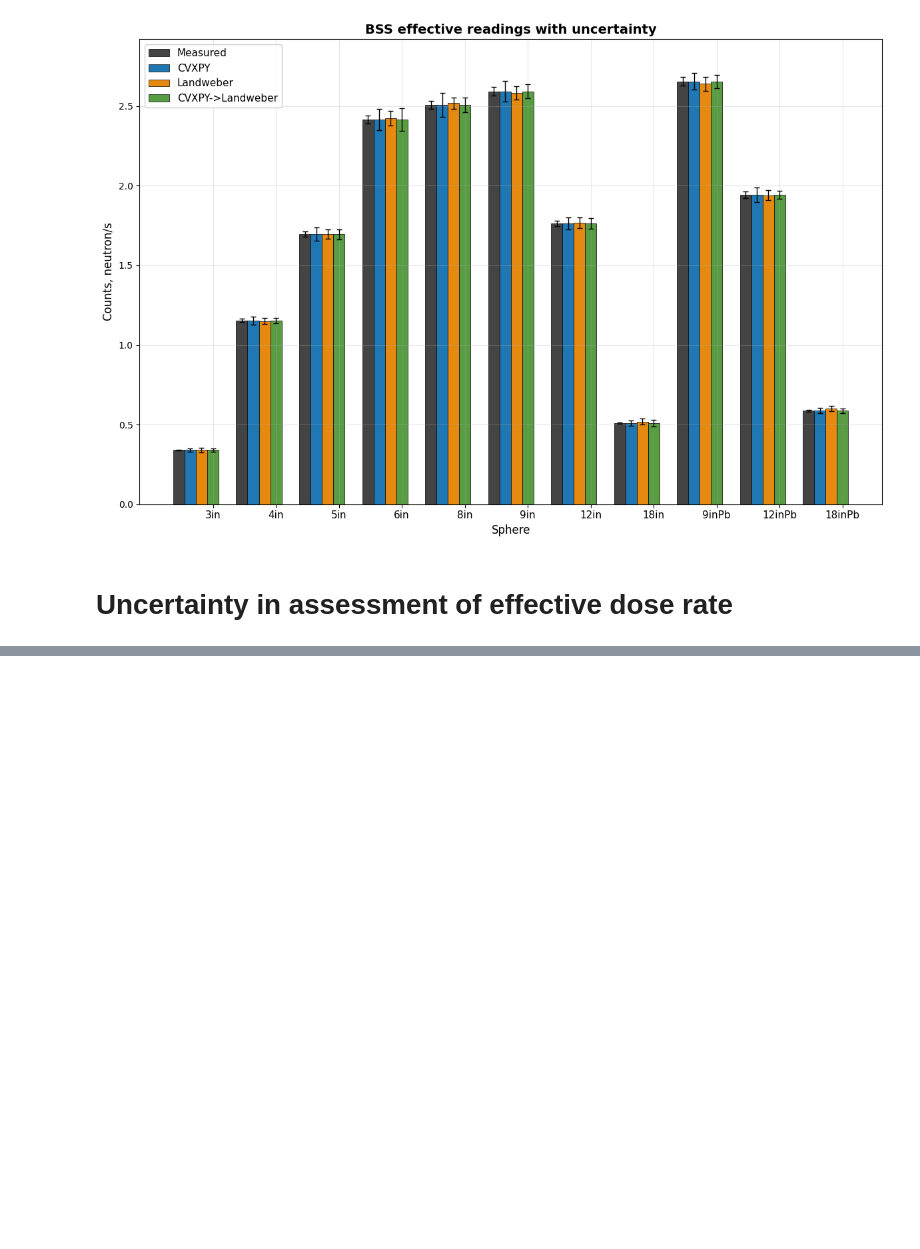
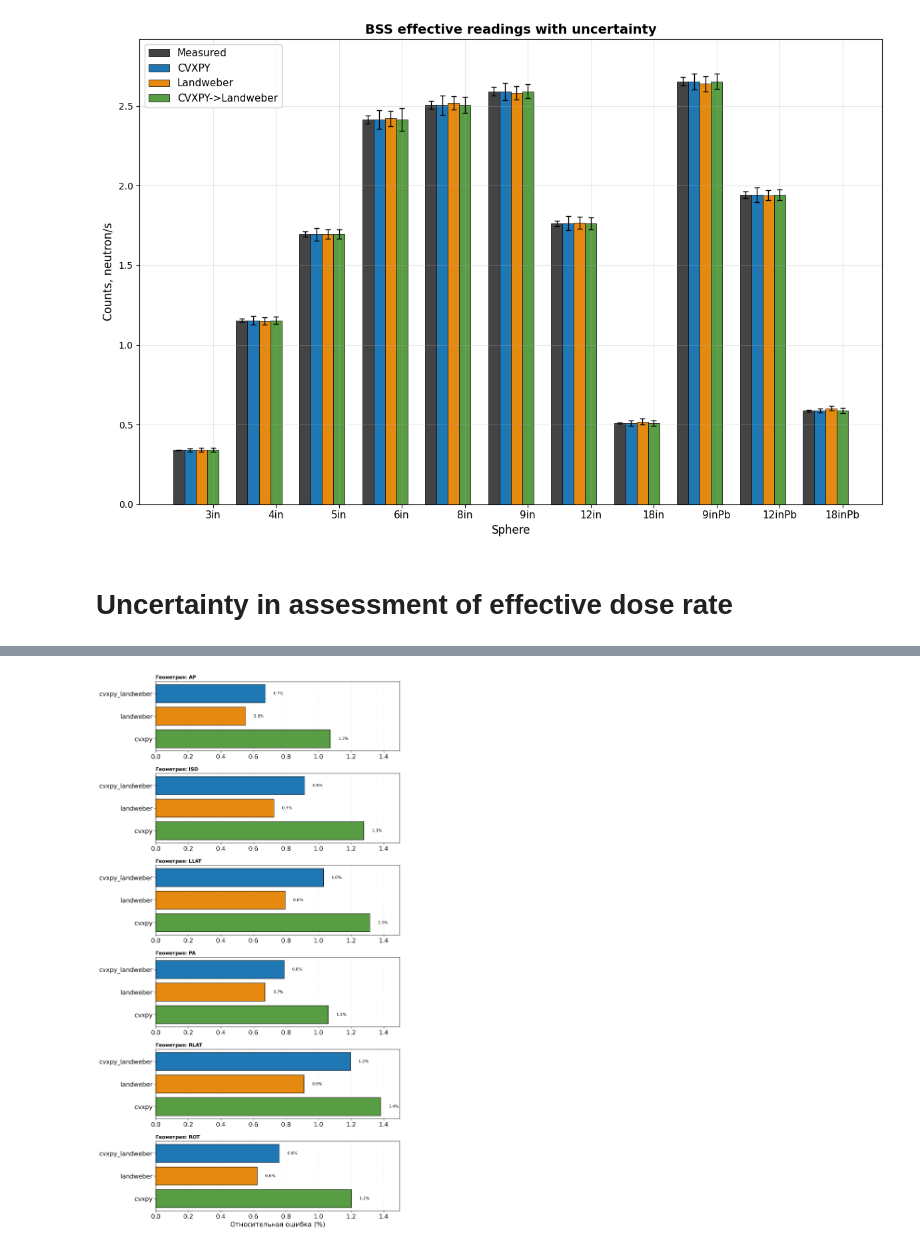
Before and after one commit to Radiationsafety/bssunfold, a Jupyter notebook: examples/03-uncertainty.ipynb, the cells around one changed output, grey strips where cells are left out. Cells and saved outputs as stored; diff of their text form; code cells hidden in the pictures; blank space fills up the shorter version.

Commit message:
plot dr

```diff
--- a/examples/03-uncertainty.ipynb
+++ b/examples/03-uncertainty.ipynb
@@ -572,0 +575,86 @@ Number of samples: 500
+# %%
+# better plot
+plt.rcParams.update({
+        'font.size': 15,
+        'axes.titlesize': 15,
+        'axes.labelsize': 15,
+        'xtick.labelsize': 14,
+        'ytick.labelsize': 14,
+        'legend.fontsize': 14,
+        'figure.titlesize': 16,
+        'grid.alpha': 0.3,
+        'grid.linestyle': '--',
+        'figure.dpi': 300,
+})
+
+# Собираем данные об относительных ошибках
+relative_errors_by_method = {}
+for method_name in methods_data.keys():
+    doserate_data = []
+    for spectra in methods_data[method_name]['spectrum_uncert_all']:
+        doserate_data.append(Detector_GSF._calculate_doserates(spectra))
+
+    doses_by_geom = defaultdict(list)
+    for entry in doserate_data:
+        for geom, value in entry.items():
+            doses_by_geom[geom].append(value)
+
+    method_errors = {}
+    for geom, values in doses_by_geom.items():
+        arr = np.array(values)
+        mean = arr.mean()
+        std = arr.std(ddof=1)
+        cv = (std / mean) * 100 if mean != 0 else 0
+        method_errors[geom] = cv
+
+    relative_errors_by_method[method_name] = method_errors
+
+# Определяем все геометрии и методы
+all_geometries = sorted(set().union(*[set(errors.keys()) for errors in relative_errors_by_method.values()]))
+methods = list(methods_data.keys())
+
+# Создаем горизонтальный bar plot
+fig, axes = plt.subplots(len(all_geometries), 1, figsize=(10, 3 * len(all_geometries)))
+
+# Цвета для методов
+colors = ['#589c43','#e68910','#1f77b4']
+
+for idx, geom in enumerate(all_geometries):
+    ax = axes[idx] if len(all_geometries) > 1 else axes
+
+    # Собираем данные для текущей геометрии
+    errors = []
+    method_labels = []
+    for method in methods:
+        if geom in relative_errors_by_method[method]:
+            errors.append(relative_errors_by_method[method][geom])
+            method_labels.append(method)
+
+    # Создаем горизонтальные столбцы
+    y_pos = np.arange(len(method_labels))
+    bars = ax.barh(y_pos, errors, color=colors[:len(method_labels)], edgecolor='black')
+
+    # Настройки для текущей геометрии
+    ax.set_yticks(y_pos)
+    ax.set_yticklabels(method_labels)
+    ax.set_xlabel('Относительная ошибка (%)' if idx == len(all_geometries)-1 else '')
+    ax.set_title(f'Геометрия: {geom}', fontsize=11, fontweight='bold', loc='left')
+
+    # Добавляем значения на столбцы
+    for bar in bars:
+        width = bar.get_width()
+        ax.text(width + 0.05, bar.get_y() + bar.get_height()/2,
+                f'{width:.1f}%', va='center', fontsize=9)
+
+    # Добавляем сетку
+    ax.grid(True, axis='x', linestyle='--', alpha=0.3)
+    ax.set_axisbelow(True)
+
+    # Устанавливаем одинаковые пределы по x для всех графиков
+    max_error = max([relative_errors_by_method[m].get(geom, 0) for m in methods]) * 1.2
+    ax.set_xlim(0,1.5)
+
+plt.tight_layout()
+plt.show()
+# %% [output]
+[figure, added]
```
Also changed, not shown: parts of 6 cells of this notebook.
